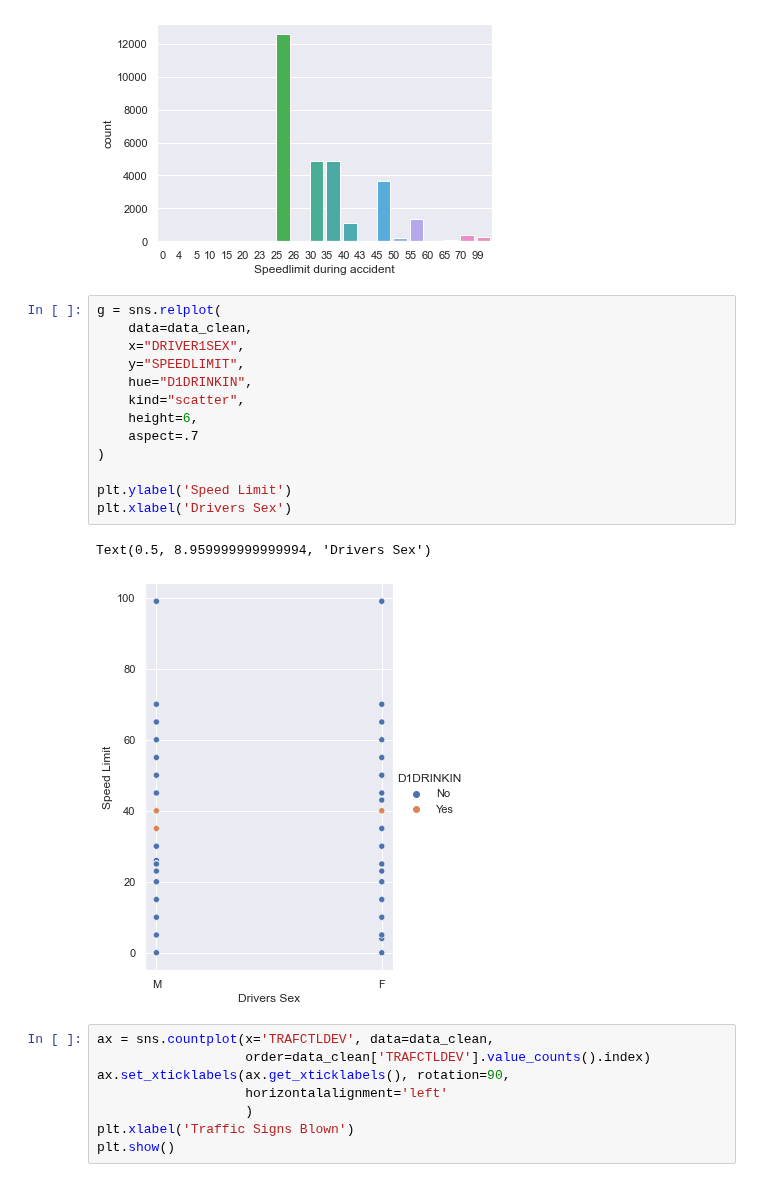
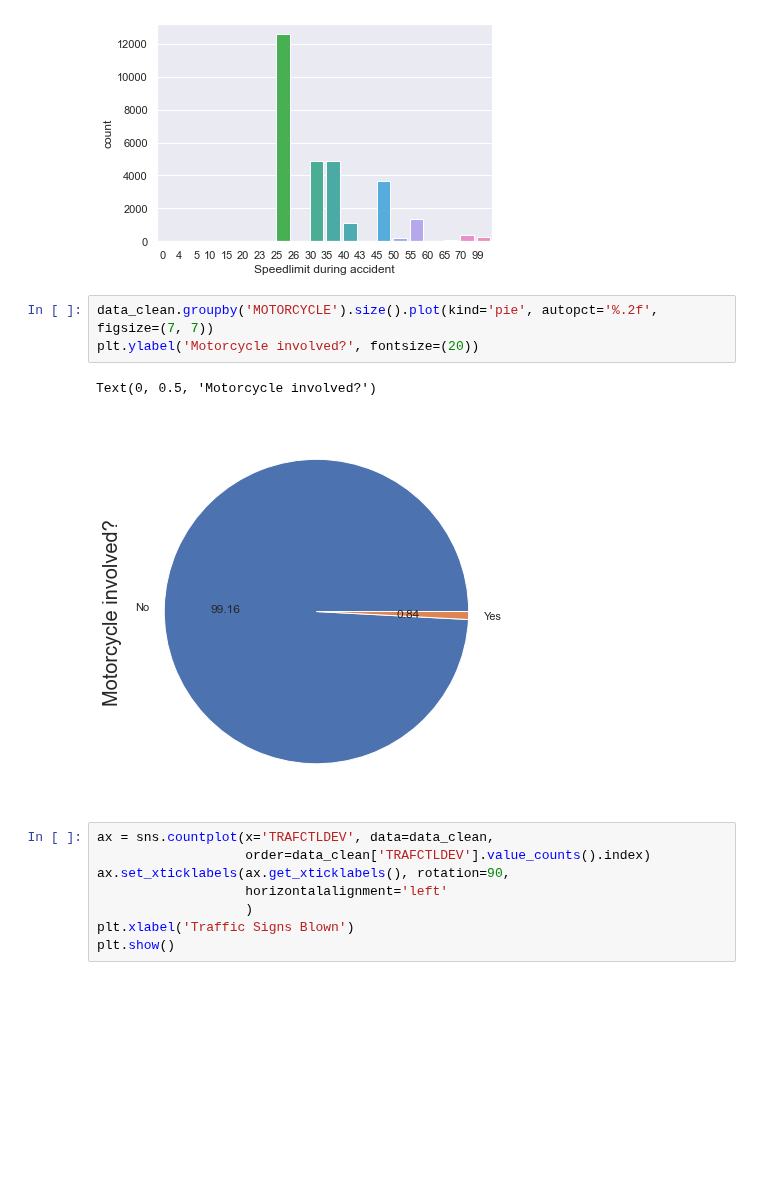
Before and after one commit to Ambush3/GR_Crash_Data, a Jupyter notebook: Crash.ipynb, the cells around one changed output. Cells and saved outputs as stored; diff of their text form; blank space fills up the shorter version.

```diff
--- a/Crash.ipynb
+++ b/Crash.ipynb
@@ -433,22 +433,12 @@ plt.xlabel('Speedlimit during accident')
 plt.show()
 # %% [output]
 [figure]
-# %%
-g = sns.relplot(
-    data=data_clean,
-    x="DRIVER1SEX",
-    y="SPEEDLIMIT",
-    hue="D1DRINKIN",
-    kind="scatter",
-    height=6,
-    aspect=.7
-)
-
-plt.ylabel('Speed Limit')
-plt.xlabel('Drivers Sex')
-# %% [output]
-Text(0.5, 8.959999999999994, 'Drivers Sex')
-[figure, removed]
+# %%
+data_clean.groupby('MOTORCYCLE').size().plot(kind='pie', autopct='%.2f', figsize=(7, 7))
+plt.ylabel('Motorcycle involved?', fontsize=(20))
+# %% [output]
+Text(0, 0.5, 'Motorcycle involved?')
+[figure, added]
 # %%
 ax = sns.countplot(x='TRAFCTLDEV', data=data_clean,
                    order=data_clean['TRAFCTLDEV'].value_counts().index)
```
Also changed, not shown: parts of 4 cells of this notebook.
